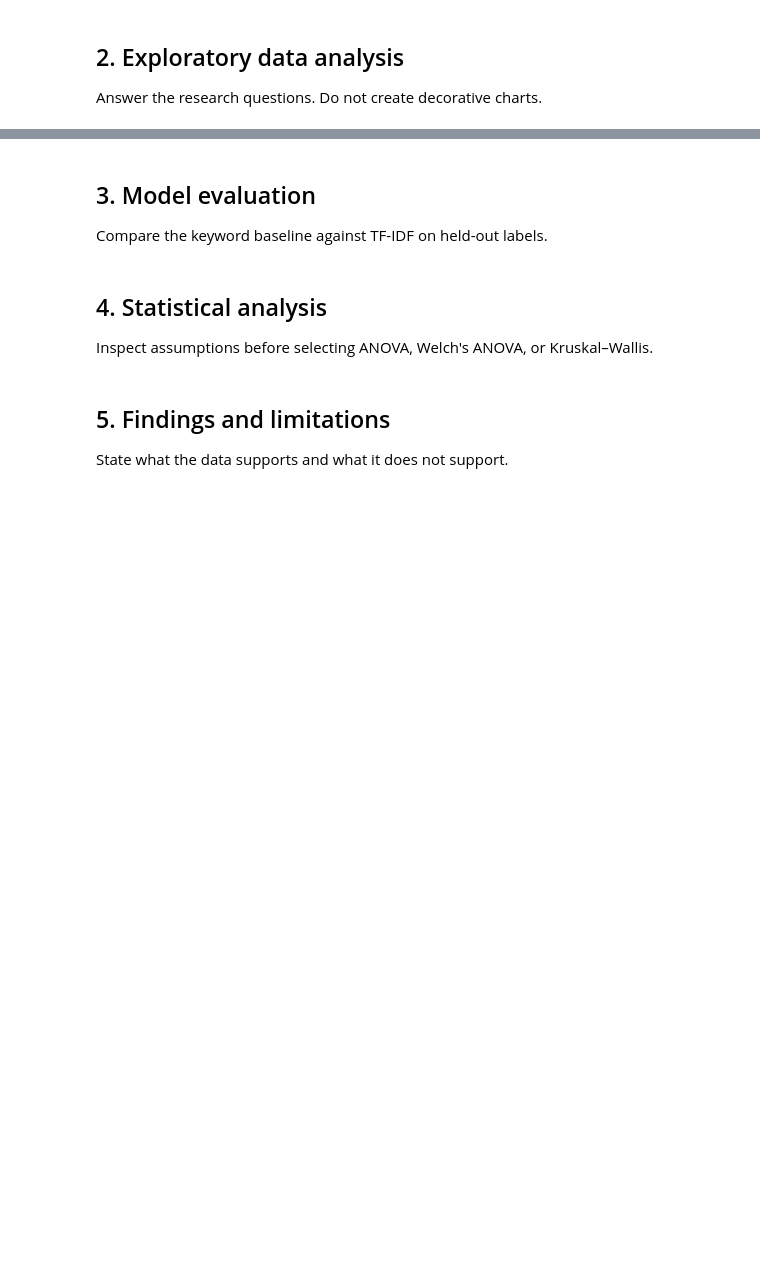
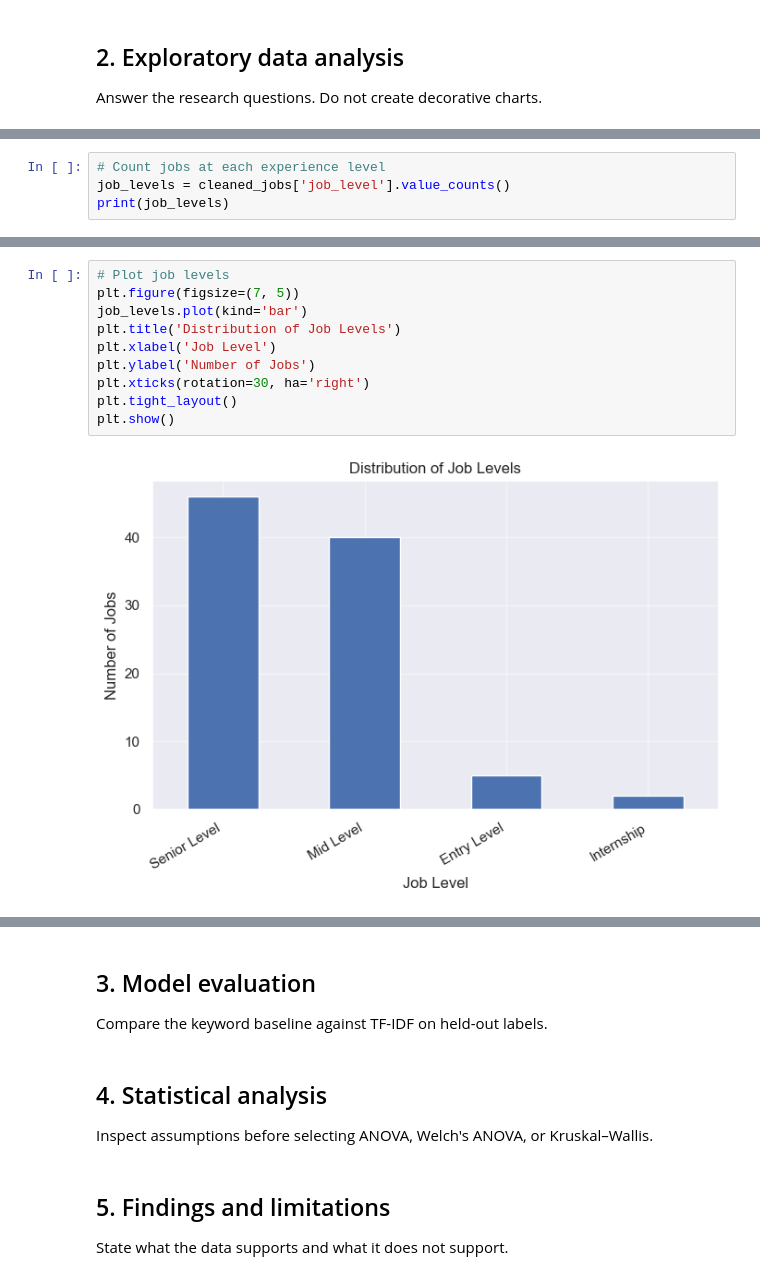
Before and after one commit to Kietkiet1109/OptiMatch-App, a Jupyter notebook: notebooks/analysis.ipynb, the cells around one changed output, grey strips where cells are left out. Drawn from its saved outputs; the diff is of its cells as text; blank space fills up the shorter version.

```diff
--- a/notebooks/analysis.ipynb
+++ b/notebooks/analysis.ipynb
@@ -22,0 +120,4 @@ Answer the research questions. Do not create decorative charts.
+# %%
+# Count jobs at each experience level
+job_levels = cleaned_jobs['job_level'].value_counts()
+print(job_levels)
@@ -22,0 +142,12 @@ Answer the research questions. Do not create decorative charts.
+# %%
+# Plot job levels
+plt.figure(figsize=(7, 5))
+job_levels.plot(kind='bar')
+plt.title('Distribution of Job Levels')
+plt.xlabel('Job Level')
+plt.ylabel('Number of Jobs')
+plt.xticks(rotation=30, ha='right')
+plt.tight_layout()
+plt.show()
+# %% [output]
+[figure, added]
```
Also changed, not shown: parts of 33 cells of this notebook, 1 other file.
